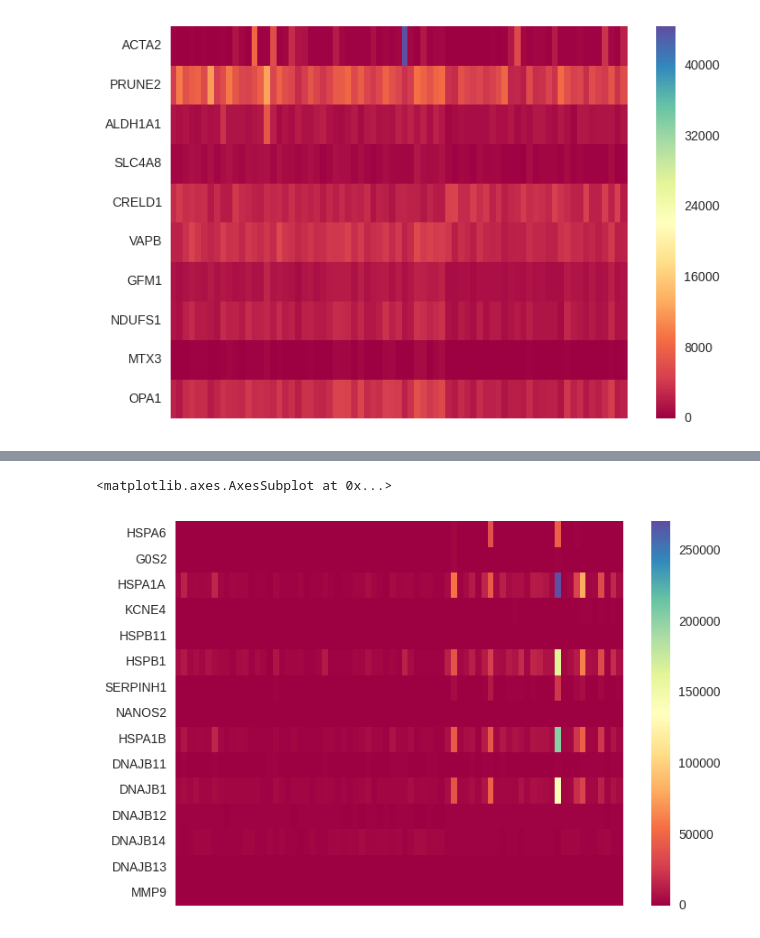
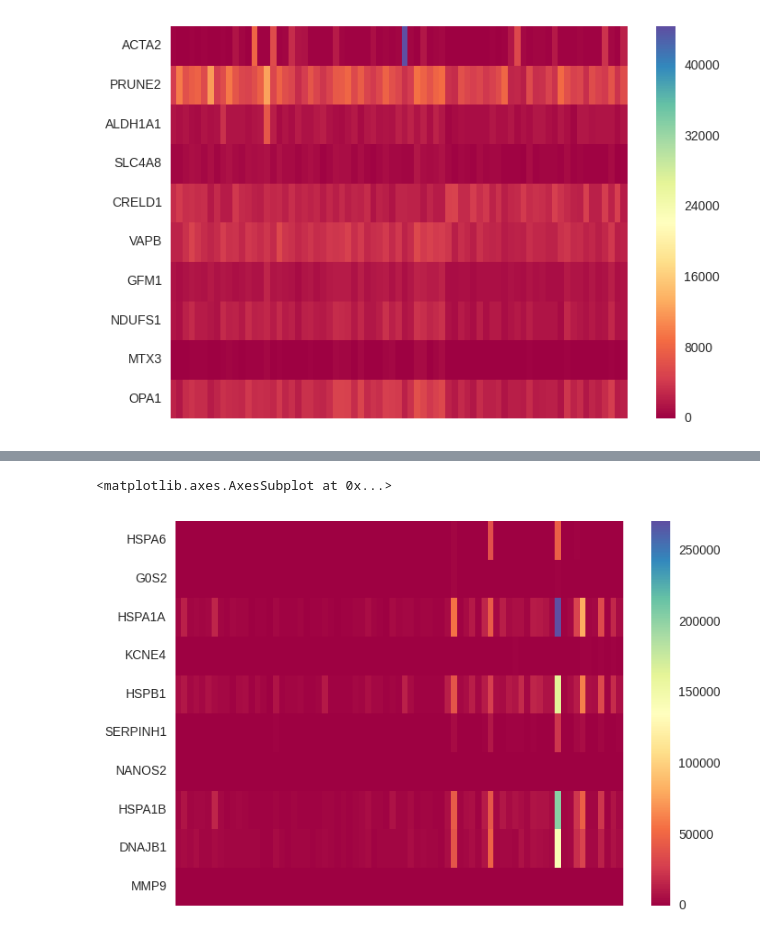
Before and after one commit to J-Wengler/winter-internship-2017, a Jupyter notebook: src/Heatmap of Normalized Counts.ipynb, the cells around one changed output, grey strips where cells are left out. Saved outputs shown, nothing was run; the diff lists cells and outputs as text; code cells hidden in the pictures.

Commit message:
updated heatmaps

```diff
--- a/src/Heatmap of Normalized Counts.ipynb
+++ b/src/Heatmap of Normalized Counts.ipynb
@@ -12,12 +17,14 @@ parDat = pd.read_table('parkinsonNorm.txt')
 # %%
+# Declare the variable of list of the intersection between the RNA-Seq protein coding genes and proteomics proteins
 intersectGenes = ['ACTA2', 'PRUNE2', 'ALDH1A1', 'SLC4A8', 'CRELD1', 'VAPB', 'GFM1', 'NDUFS1', 'MTX3', 'OPA1']
-intersectGenesNormCounts = parDat[parDat['symbol'].str.contains(intersectGenes[0])]
+intersectGenesNormCounts = parDat[parDat['symbol'] == intersectGenes[0]]
 
+# Build the table of the intersectGenes
 for gene in intersectGenes[1:]:
-    intersectGenesNormCount = parDat[parDat['symbol'].str.contains(gene)]
+    intersectGenesNormCount = parDat[parDat['symbol'] == gene]
     intersectGenesNormCounts = intersectGenesNormCounts.append(intersectGenesNormCount)
 
-
+# Generate the heatmap of the normalized counts
 sns.heatmap(intersectGenesNormCounts.ix[:,2:], yticklabels=list(intersectGenesNormCounts['symbol']), xticklabels=False,
             cmap='Spectral')
 # %% [output]
@@ -26,14 +62,16 @@ sns.heatmap(intersectGenesNormCounts.ix[:,2:], yticklabels=list(intersectGenesNo
 # %%
+# Declare the variable of list of the top 10 genes with the highest log2 fold change values from the RNA-Seq
 hFCGenes = ['HSPA6', 'G0S2', 'HSPA1A', 'KCNE4', 'HSPB1', 'SERPINH1', 'NANOS2', 'HSPA1B', 'DNAJB1', 'MMP9']
-hFCGenesNormCounts = parDat[parDat['symbol'].str.contains(hFCGenes[0])]
+hFCGenesNormCounts = parDat[parDat['symbol'] == hFCGenes[0]]
 
+# Build the table of the top 10 genes with the highest log2 fold change values from the RNA-Seq
 for gene in hFCGenes[1:]:
-    hFCGenesNormCount = parDat[parDat['symbol'].str.contains(gene)]
+    hFCGenesNormCount = parDat[parDat['symbol'] == gene]
     hFCGenesNormCounts = hFCGenesNormCounts.append(hFCGenesNormCount)
 
-
+# Generate the heatmap of the normalized counts
 sns.heatmap(hFCGenesNormCounts.ix[:,2:], yticklabels=list(hFCGenesNormCounts['symbol']), xticklabels=False,
             cmap='Spectral')
 # %% [output]
 <matplotlib.axes.AxesSubplot at 0x...>
-[figure, old version]
+[figure, new version]
```
Also changed, not shown: parts of 12 cells of this notebook.
